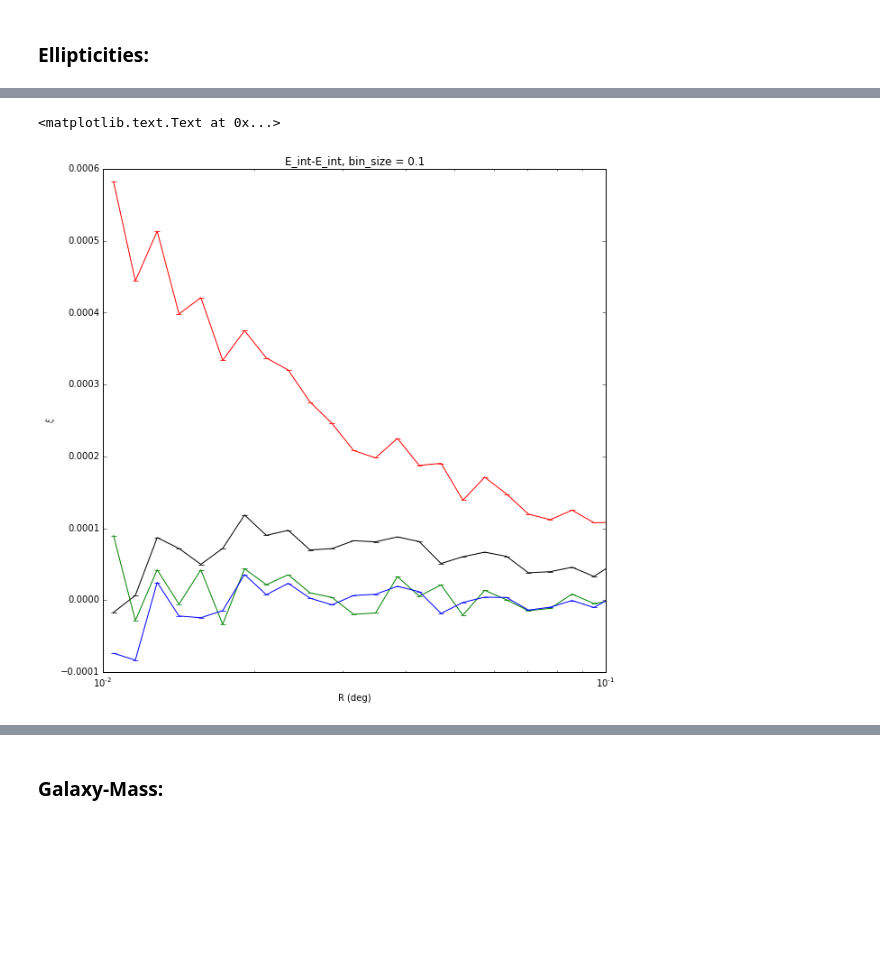
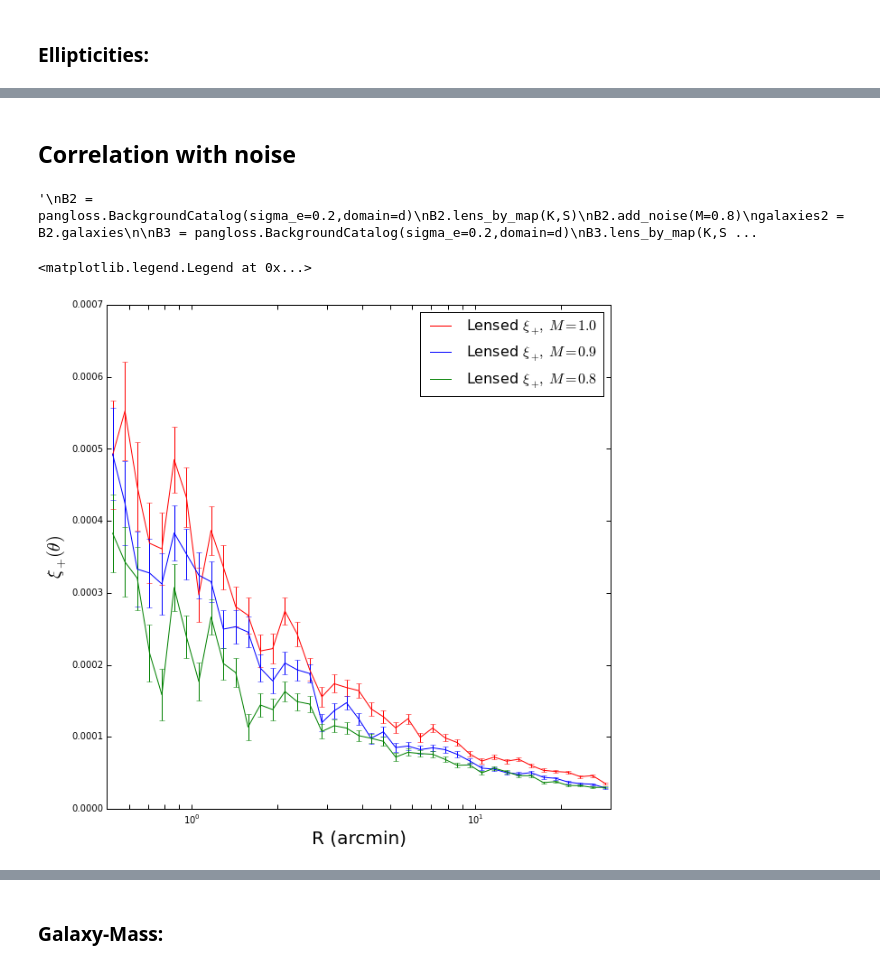
Before and after one commit to drphilmarshall/Pangloss, a Jupyter notebook: demos/CalculatingCorr.ipynb, the cells around one changed output, grey strips where cells are left out. Drawn from its saved outputs; the diff is of its cells as text; code cells hidden in the pictures; blank space fills up the shorter version.

```diff
--- a/demos/CalculatingCorr.ipynb
+++ b/demos/CalculatingCorr.ipynb
@@ -167,15 +110,70 @@ gg_int.process(cat_int)
+# %% [markdown]
+## Correlation with noise
+# %%
+# Domain size
+d=[1.9,-1.9,-1.9,1.9]
+
+B1 = pangloss.BackgroundCatalog(sigma_e=0.2,domain=d)
+B1.lens_by_map(K,S)
+B2 = copy.deepcopy(B1)
+B3 = copy.deepcopy(B1)
+
+B1.add_noise(M=1.0)
+galaxies1 = B1.galaxies
+
+B2.add_noise(M=0.9)
+galaxies2 = B2.galaxies
+
+B3.add_noise(M=0.8)
+galaxies3 = B3.galaxies
+
+'''
+B2 = pangloss.BackgroundCatalog(sigma_e=0.2,domain=d)
+B2.lens_by_map(K,S)
+B2.add_noise(M=0.8)
+galaxies2 = B2.galaxies
+
+B3 = pangloss.BackgroundCatalog(sigma_e=0.2,domain=d)
+B3.lens_by_map(K,S)
+B3.add_noise(M=0.6)
+galaxies3 = B3.galaxies
+'''
+# %% [output]
+'\nB2 = pangloss.BackgroundCatalog(sigma_e=0.2,domain=d)\nB2.lens_by_map(K,S)\nB2.add_noise(M=0.8)\ngalaxies2 = B2.galaxies\n\nB3 = pangloss.BackgroundCatalog(sigma_e=0.2,domain=d)\nB3.lens_by_map(K,S ...
+# %%
+binsize = 0.1
+min_sep = 0.5
+max_sep = 30
+
+cat1 = treecorr.Catalog(ra=galaxies1['RA'], dec=galaxies1['Dec'], g1=galaxies1['e1'], g2=galaxies1['e2'], ra_units='rad', dec_units='rad')
+gg1 = treecorr.GGCorrelation(bin_size=binsize, min_sep=min_sep, max_sep=max_sep, sep_units='arcmin', bin_slop=0.05/binsize)
+gg1.process(cat1)
+
+cat2 = treecorr.Catalog(ra=galaxies2['RA'], dec=galaxies2['Dec'], g1=galaxies2['e1'], g2=galaxies2['e2'], ra_units='rad', dec_units='rad')
+gg2 = treecorr.GGCorrelation(bin_size=binsize, min_sep=min_sep, max_sep=max_sep, sep_units='arcmin', bin_slop=0.05/binsize)
+gg2.process(cat2)
+
+cat3 = treecorr.Catalog(ra=galaxies3['RA'], dec=galaxies3['Dec'], g1=galaxies3['e1'], g2=galaxies3['e2'], ra_units='rad', dec_units='rad')
+gg3 = treecorr.GGCorrelation(bin_size=binsize, min_sep=min_sep, max_sep=max_sep, sep_units='arcmin', bin_slop=0.05/binsize)
+gg3.process(cat3)
 # %%
-# Big binsize, 0.01 to 0.1 deg
-plt.errorbar(np.exp(gg2.logr), gg2.xip, gg2.varxi, c='r')
-plt.errorbar(np.exp(gg2.logr), gg2.xim, gg2.varxi, c='k')
-plt.errorbar(np.exp(gg_int.logr), gg_int.xip, gg_int.varxi, c='g')
-plt.errorbar(np.exp(gg_int.logr), gg_int.xim, gg_int.varxi, c='b')
+# Pres plot 1
+plt.errorbar(np.exp(gg1.logr), gg1.xip, np.sqrt(gg1.varxi), c='r')
+plt.errorbar(np.exp(gg2.logr), gg2.xip, np.sqrt(gg2.varxi), c='b')
+plt.errorbar(np.exp(gg3.logr), gg3.xip, np.sqrt(gg3.varxi), c='g')
+plt.plot([min(np.exp(gg1.logr)),max(np.exp(gg1.logr))],[0,0],c='k',linestyle='dashed')
+
+# Make axis ticks larger
+plt.gca().tick_params('both', length=5, width=1, which='major')
+plt.gca().tick_params('both', length=5, width=1, which='minor')
+
+# Plot settings
 plt.xscale('log')
-plt.ylabel(r'$\xi$')
-plt.xlabel('R (deg)')
+plt.ylabel(r'$\xi_+(\theta)$',fontsize=20)
+plt.xlabel('R (arcmin)',fontsize=20)
 plt.gcf().set_size_inches(10,10)
 plt.gca().set_xlim(min_sep,max_sep)
-plt.title('E_int-E_int, bin_size = '+str(binsize))
+plt.legend([r'Lensed $\xi_+,\,M=1.0$',r'Lensed $\xi_+,\,M=0.9$',r'Lensed $\xi_+,\,M=0.8$'],fontsize=16)
 # %% [output]
-<matplotlib.text.Text at 0x...>
+<matplotlib.legend.Legend at 0x...>
-[figure, old version]
+[figure, new version]
```
Also changed, not shown: parts of 37 cells of this notebook.
